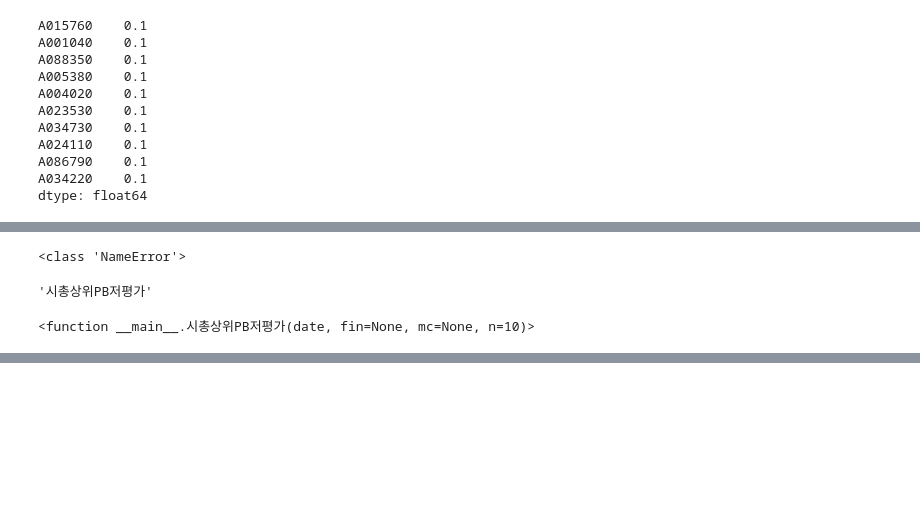
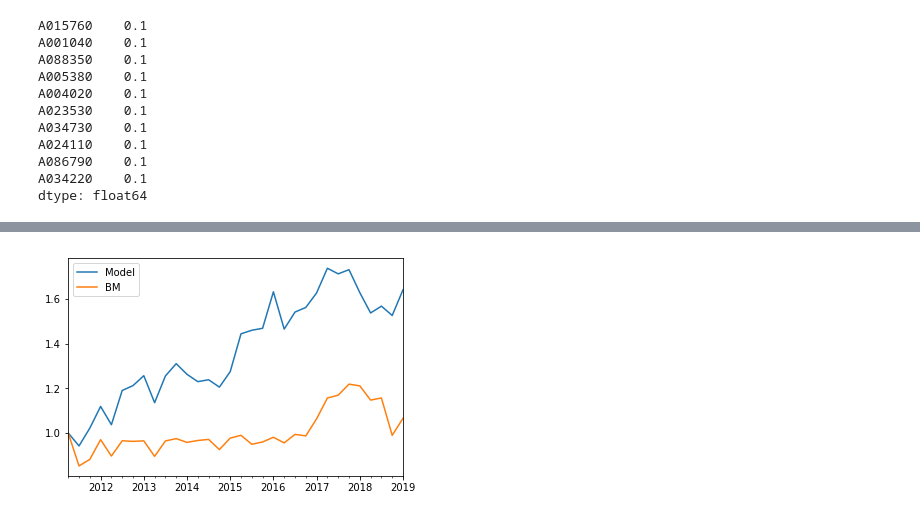
Before and after one commit to gem763/qit, a Jupyter notebook: nb/backtester.ipynb, the cells around one changed output, grey strips where cells are left out. Drawn from its saved outputs; the diff is of its cells as text; code cells hidden in the pictures; blank space fills up the shorter version.

```diff
--- a/nb/backtester.ipynb
+++ b/nb/backtester.ipynb
@@ -305,7 +225,0 @@ NameError: name 'a' is not defined
-# %%
-try:
-    test(a)
-except Exception:
-    print(sys.exc_info()[0])
-# %% [output]
-<class 'NameError'>
@@ -316,8 +226,36 @@ src = inspect.getsource(시총상위PB저평가)
-# %%
-fname = re.findall(r'def ([^ ]+)\(', src)[0]; fname
-# %% [output]
-'시총상위PB저평가'
-# %%
-globals()[fname]
-# %% [output]
-<function __main__.시총상위PB저평가(date, fin=None, mc=None, n=10)>
+# %%
+def 슈퍼밸류(date, fin=None, mc=None, n=10):
+    fisyear = get_fisyear(date)
+    marketcap = mc.loc[date].nlargest(100)
+    univ = marketcap.index
+    _ni = fin['순익(단순)'].xs(fisyear, level=1)>0
+    _bv = fin['자본총계'].xs(fisyear, level=1)>0
+    _ocf = fin['영활현흐'].xs(fisyear, level=1)>0
+    _ebitda = fin['EBITDA'].xs(fisyear, level=1)>0
+    _dvd = fin['DPS'].xs(fisyear, level=1)>0
+    screen = (_ni & _bv & _ocf & _ebitda & _dvd).loc[univ]
+    univ = screen.index[screen]
+    marketcap = marketcap.loc[univ]
+    ni = fin['순익(단순)'].xs(fisyear, level=1).loc[univ]
+    bv = fin['자본총계'].xs(fisyear, level=1).loc[univ]
+    ocf = fin['영활현흐'].xs(fisyear, level=1).loc[univ]
+    sales = fin['매출액'].xs(fisyear, level=1).loc[univ]
+    ebitda = fin['EBITDA'].xs(fisyear, level=1).loc[univ]
+    ev = fin['EV'].xs(fisyear, level=1).loc[univ]
+
+    r_per = (ni/marketcap).rank()
+    r_pbr = (bv/marketcap).rank()
+    r_pcr = (ocf/marketcap).rank()
+    r_psr = (sales/marketcap).rank()
+    r_ee = (ebitda/ev).rank()
+
+    r_total = r_per + r_pbr + r_pcr + r_psr + r_ee
+    position = r_total.nlargest(n)
+    position[:] = 1/len(position)
+
+    return position
+# %%
+bt = Backtest(model=슈퍼밸류, bm=BM, fin=fin, mc=mc, n=10)
+bt.run()
+bt.plot_perf()
+# %% [output]
@@ -323,0 +263 @@ globals()[fname]
+[figure, added]
```
Also changed, not shown: parts of 15 cells of this notebook, 2 other files.
